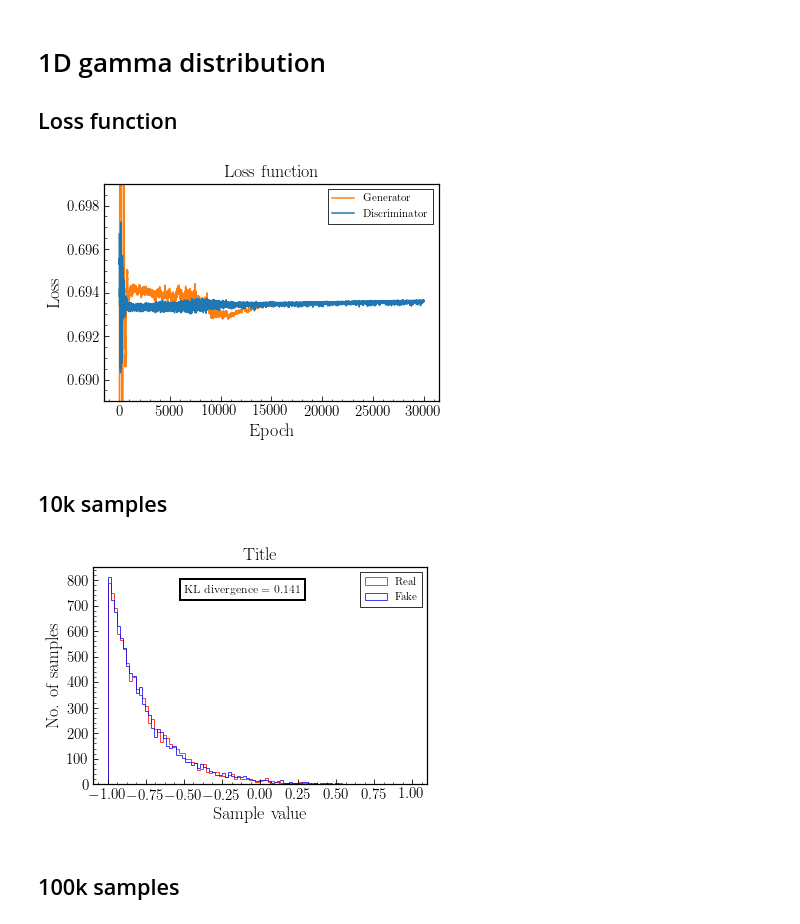
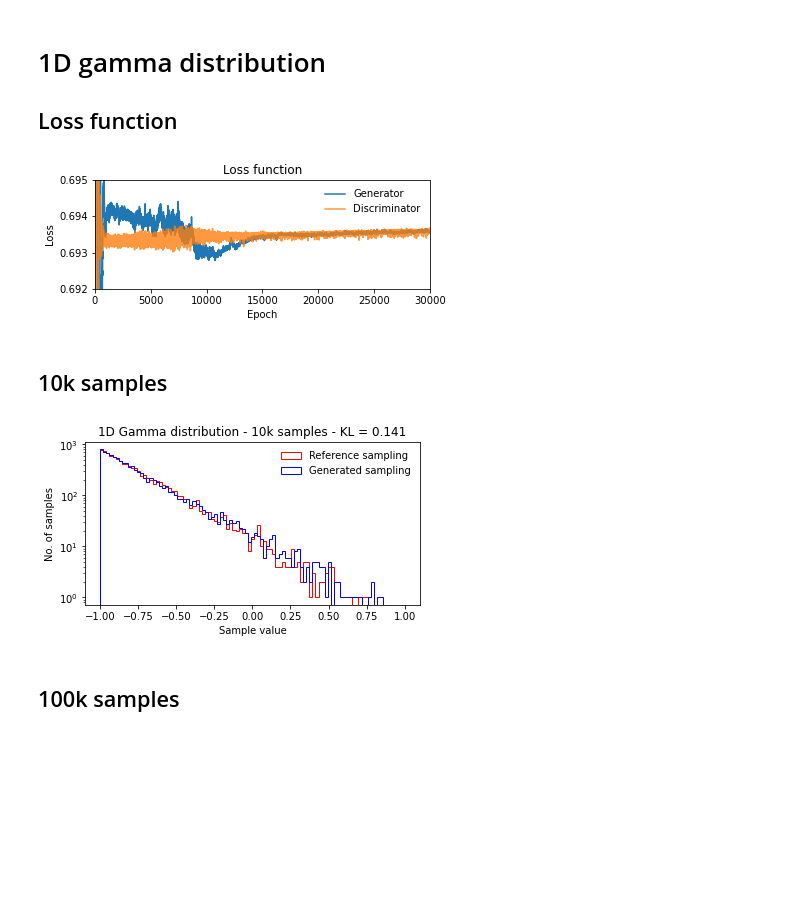
Before and after one commit to QTI-TH/style-qgan, a Jupyter notebook: classical-quantum-gan/results/plots_notebook/plots.ipynb, the cells around one changed output. Cells and saved outputs as stored; diff of their text form; code cells hidden in the pictures; blank space fills up the shorter version.

Commit message:
updating plot style

```diff
--- a/classical-quantum-gan/results/plots notebook/plots.ipynb
+++ b/classical-quantum-gan/results/plots_notebook/plots.ipynb
@@ -16,28 +18,19 @@ from scipy.stats import entropy
 # %%
 d_loss = np.loadtxt("dloss_1Dgamma_1_3_2_10000_128_0.5")
 g_loss = np.loadtxt("gloss_1Dgamma_1_3_2_10000_128_0.5")
 
-plt.rc('text', usetex=True)
-plt.rc('font', family='serif')
-fig = plt.figure()
-plt.title('Loss function', fontsize=18)
-plt.ylabel('Loss', fontsize=18)
-plt.xlabel('Epoch', fontsize=18)
-plt.plot(np.linspace(0, len(g_loss), len(g_loss)), g_loss, color='tab:orange', label='Generator')
-plt.plot(np.linspace(0, len(d_loss), len(d_loss)), d_loss, color='tab:blue', label='Discriminator')
-plt.rcParams["axes.linewidth"]  = 1.25
-plt.legend(fancybox=False, edgecolor='black', fontsize=11)
-plt.xticks(fontsize=15)
-plt.yticks(fontsize=15)
-plt.ylim(0.689,0.699)
-plt.axes().xaxis.set_minor_locator(AutoMinorLocator())
-plt.axes().yaxis.set_minor_locator(AutoMinorLocator())
-plt.axes().tick_params(direction="in", which='major', length=5)
-plt.axes().tick_params(direction="in", which='minor', length=2.5)
-plt.show()
-fig.savefig("1Dgamma_loss.pdf", bbox_inches='tight')
+plt.figure(figsize=(6,2))
+plt.title('Loss function')
+plt.ylabel('Loss')
+plt.xlabel('Epoch')
+plt.plot(np.linspace(0, len(g_loss), len(g_loss)), g_loss, label='Generator')
+plt.plot(np.linspace(0, len(d_loss), len(d_loss)), d_loss, label='Discriminator', alpha=0.8)
+plt.legend(frameon=False)
+plt.ylim(0.692,0.695)
+plt.xlim([0,30000])
+plt.savefig("1Dgamma_loss.pdf", bbox_inches='tight')
 # %% [output]
-[figure, old version]
+[figure, new version]
 # %% [markdown]
 ## 10k samples
 # %%
@@ -46,25 +39,17 @@ x_real1 = np.loadtxt("real_1dGAMMAdata_1_3_2_10000_10000_0.5")
 samples=10000
 bins=100
 
-fig = plt.figure()
-plt.title('Title', fontsize=18)
-plt.ylabel('No. of samples', fontsize=18)
-plt.xlabel('Sample value', fontsize=18)
-plt.hist(x_real1, np.linspace(-1.0, 1.0, bins), color='red', histtype='step', label='Real', alpha=0.75)
-plt.hist(np.array(x_fake1), np.linspace(-1.0, 1.0, bins), color='blue', histtype='step', label='Fake', alpha=0.75)
-plt.text(-0.5, 750, 'KL divergence = '+str(0.141), bbox=dict(fill=False, edgecolor='black', linewidth=2), fontsize=12)
-plt.rcParams["axes.linewidth"]  = 1.25
-plt.legend(fancybox=False, edgecolor='black', fontsize=11)
-plt.xticks(fontsize=15)
-plt.yticks(fontsize=15)
-plt.axes().xaxis.set_minor_locator(AutoMinorLocator())
-plt.axes().yaxis.set_minor_locator(AutoMinorLocator())
-plt.axes().tick_params(direction="in", which='major', length=5)
-plt.axes().tick_params(direction="in", which='minor', length=2.5)
-plt.show()
-fig.savefig("1Dgamma_distribution_10k.pdf", bbox_inches='tight')
+plt.figure(figsize=(6,3))
+plt.title('1D Gamma distribution - 10k samples - KL = 0.141')
+plt.ylabel('No. of samples')
+plt.xlabel('Sample value')
+plt.hist(x_real1, np.linspace(-1.0, 1.0, bins), color='red', histtype='step', label='Reference sampling')
+plt.hist(x_fake1, np.linspace(-1.0, 1.0, bins), color='blue', histtype='step', label='Generated sampling')
+plt.legend(frameon=False)
+plt.yscale('log')
+plt.savefig("1Dgamma_distribution_10k.pdf", bbox_inches='tight')
 # %% [output]
-[figure, old version]
+[figure, new version]
 # %% [markdown]
 ## 100k samples
 # %%
```
Also changed, not shown: parts of 2 cells of this notebook, 25 other files.
